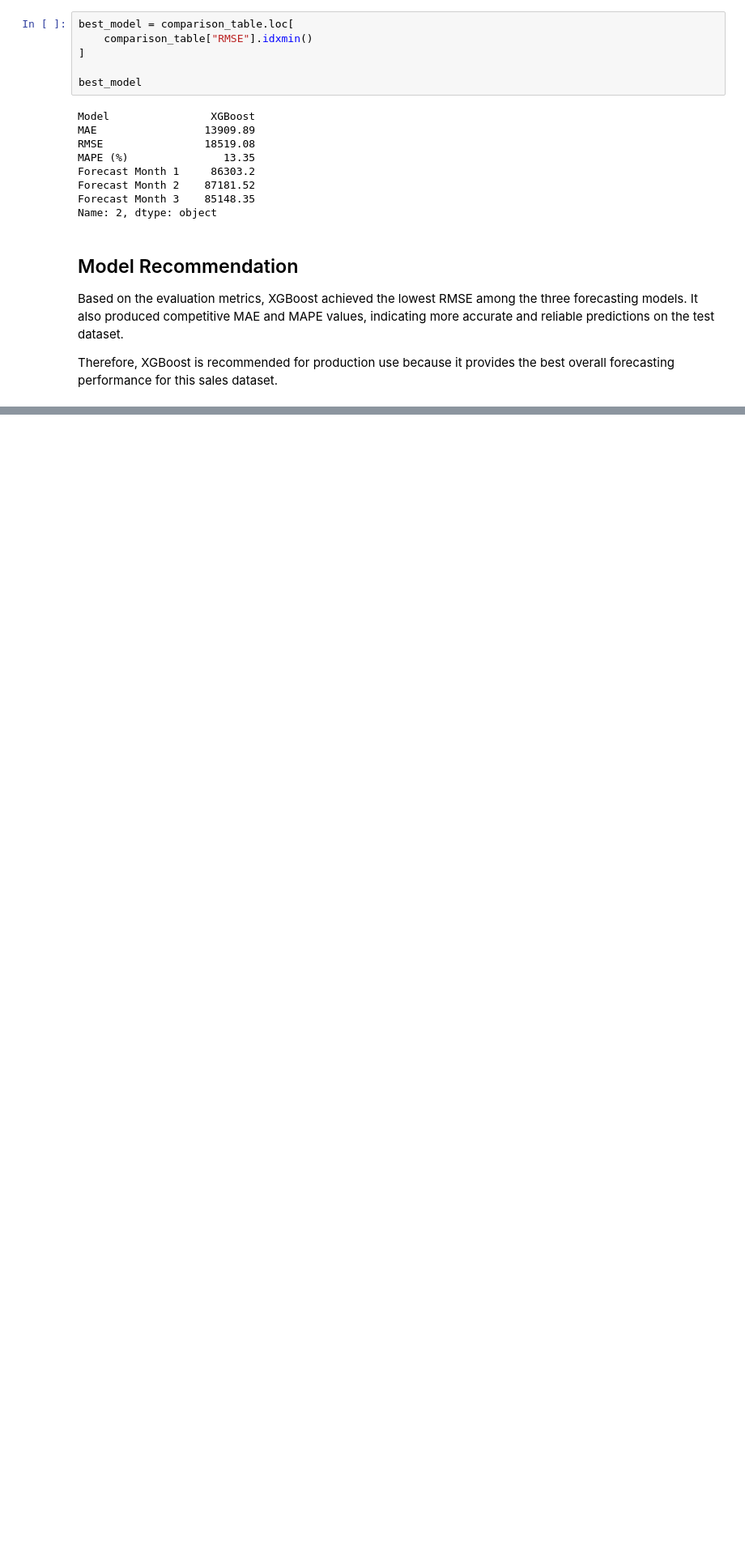
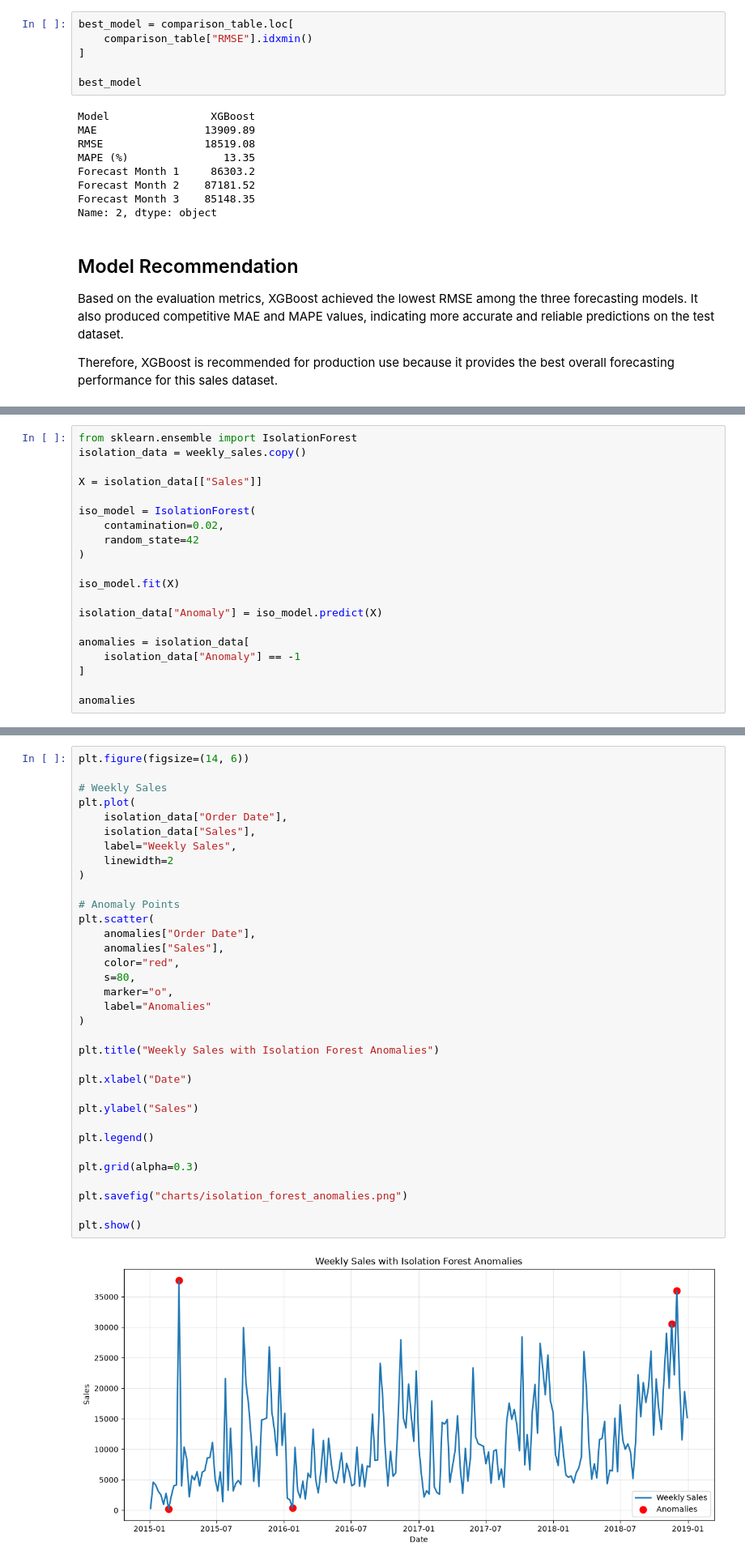
Before and after one commit to aroranaman1003/SalesForecasting_NamanArora, a Jupyter notebook: analysis.ipynb, the cells around one changed output, grey strips where cells are left out. Shown at 81% size. Cells and saved outputs as stored; diff of their text form; blank space fills up the shorter version.

```diff
--- a/analysis.ipynb
+++ b/analysis.ipynb
@@ -1121,0 +1345,20 @@ Therefore, XGBoost is recommended for production use because it provides the bes
+# %%
+from sklearn.ensemble import IsolationForest
+isolation_data = weekly_sales.copy()
+
+X = isolation_data[["Sales"]]
+
+iso_model = IsolationForest(
+    contamination=0.02,
+    random_state=42
+)
+
+iso_model.fit(X)
+
+isolation_data["Anomaly"] = iso_model.predict(X)
+
+anomalies = isolation_data[
+    isolation_data["Anomaly"] == -1
+]
+
+anomalies
@@ -1121,0 +1374,36 @@ Therefore, XGBoost is recommended for production use because it provides the bes
+# %%
+plt.figure(figsize=(14, 6))
+
+# Weekly Sales
+plt.plot(
+    isolation_data["Order Date"],
+    isolation_data["Sales"],
+    label="Weekly Sales",
+    linewidth=2
+)
+
+# Anomaly Points
+plt.scatter(
+    anomalies["Order Date"],
+    anomalies["Sales"],
+    color="red",
+    s=80,
+    marker="o",
+    label="Anomalies"
+)
+
+plt.title("Weekly Sales with Isolation Forest Anomalies")
+
+plt.xlabel("Date")
+
+plt.ylabel("Sales")
+
+plt.legend()
+
+plt.grid(alpha=0.3)
+
+plt.savefig("charts/isolation_forest_anomalies.png")
+
+plt.show()
+# %% [output]
+[figure, added]
```
Also changed, not shown: parts of 43 cells of this notebook, 9 other files.
